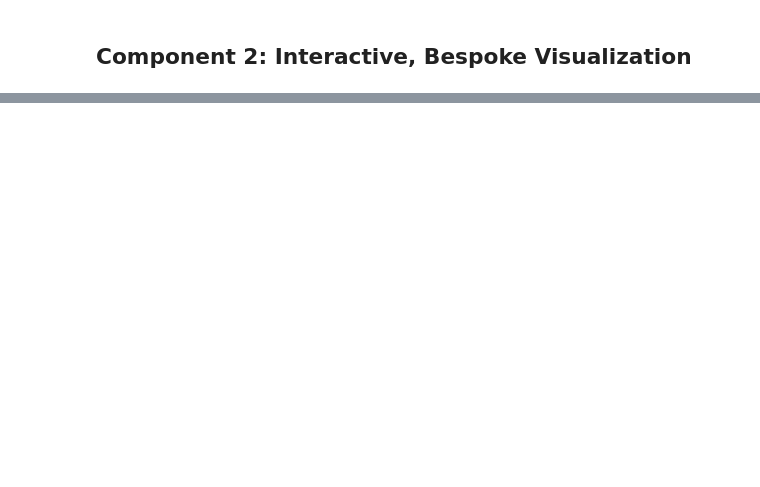
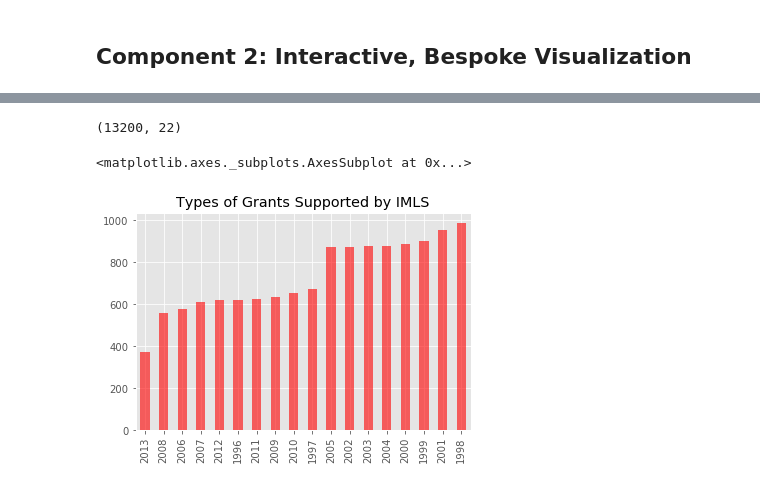
Before and after one commit to UIUC-iSchool-DataViz/project-spring2017, a Jupyter notebook: part2/Component 2 Interactive, Bespoke Visualization.ipynb, the cells around one changed output, grey strips where cells are left out. Cells and saved outputs as stored; diff of their text form; code cells hidden in the pictures; blank space fills up the shorter version.

```diff
--- a/part2/Component 2 Interactive, Bespoke Visualization.ipynb
+++ b/part2/Component 2 Interactive, Bespoke Visualization.ipynb
@@ -12,3 +25,3 @@ from bokeh.plotting import figure #also called as gliphs
 # %%
 #Reading the file with proper encoding
-df = pd.read_csv("DiscGrants96to13.csv", encoding = "ISO-8859-1")
+imls = pd.read_csv("DiscGrants96to13.csv", encoding = "ISO-8859-1")
@@ -98,0 +108,24 @@ pd.isnull(df)
+# %%
+imls = imls.rename(
+    columns = {'LogNumber':'log_value',
+               'Institution':'Institution',
+               'Program':'Program',
+               'ProgramType':'Program_Type',
+               'ProjectType':'Project_type',
+               'AwardDate':'Award_date',
+               'InstCity':"City",
+               'InstState':"State",
+               'InstZip':"Zip_code",
+               'AwardOrig':"Award_origin",
+               'AwardTotal':"Award_total",
+               'AppMatchAmount':"App_match_amount",
+               'ReqAwardAmount':"Req_award_amount",
+               'ReqMatchAmount':"Req_match_amount",
+               'OrgType':"Organisation_type",
+               'FiscalYear':"Fiscal_year",
+               'Latitude':'Latitude',
+               'Longitude':"Longitude",
+               'FIPSState':'Fips_state',
+               'FIPSCounty':'Fips_county',
+               'CensusTract':'Census_tract',
+               'CensusBlock':'Census_block'})
@@ -98,0 +205,12 @@ pd.isnull(df)
+# %%
+imls.dropna(subset=['Latitude', 'Longitude'], how='any', inplace=True)
+# %%
+imls.shape
+# %% [output]
+(13200, 22)
+# %%
+imls_by_year = imls["Fiscal_year"].value_counts().sort_values(ascending = True)
+imls_by_year.plot(kind="bar",alpha=0.6,color='red',title='Types of Grants Supported by IMLS')
+# %% [output]
+<matplotlib.axes._subplots.AxesSubplot at 0x...>
+[figure, added]
```
Also changed, not shown: parts of 28 cells of this notebook.
